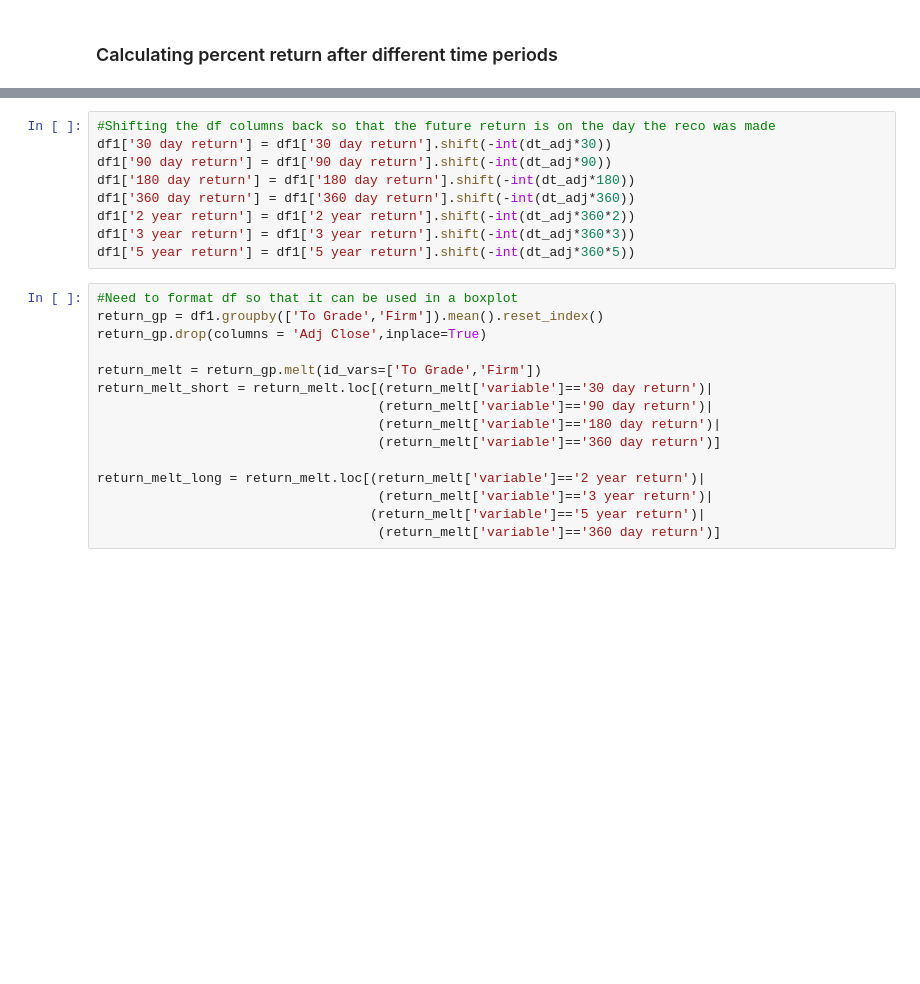
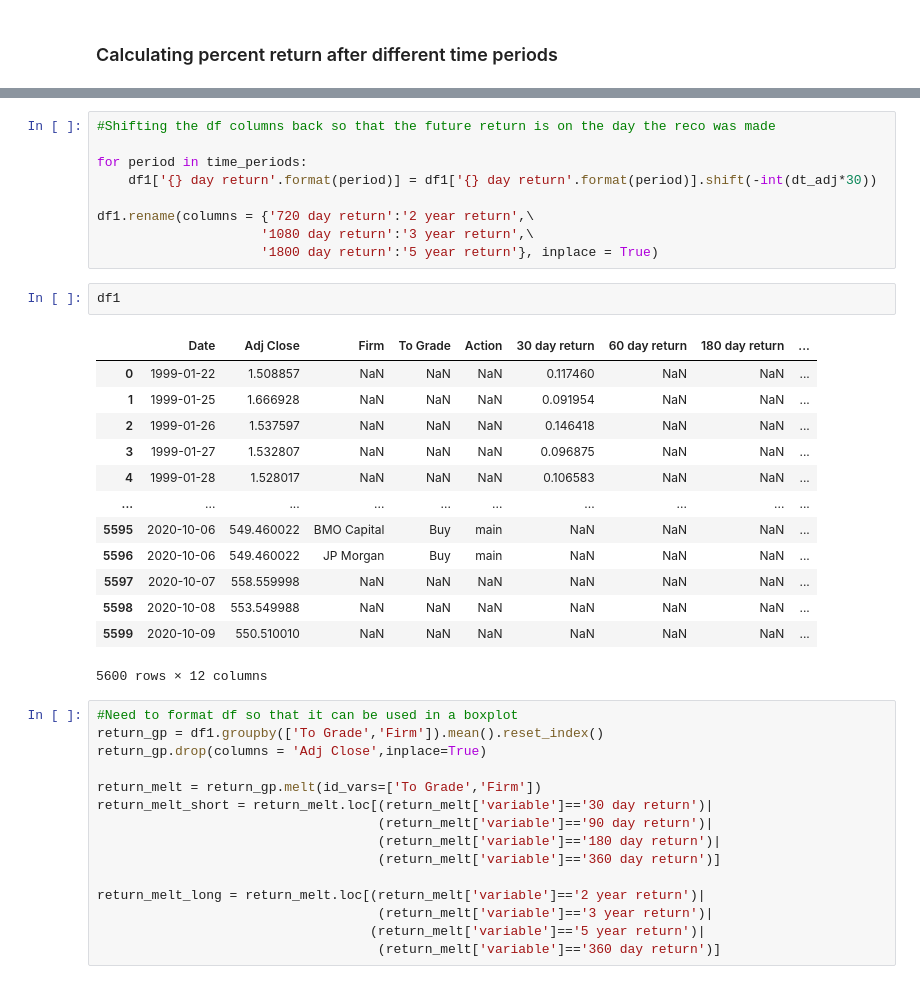
Before and after one commit to candrasc/Equity_Analyst_Evaluator, a Jupyter notebook: Stock Reco Analyser.ipynb, the cells around one changed output, grey strips where cells are left out. Cells and saved outputs as stored; diff of their text form; blank space fills up the shorter version.

```diff
--- a/Stock Reco Analyser.ipynb
+++ b/Stock Reco Analyser.ipynb
@@ -95,12 +91,28 @@ df1['5 year return'] = df1.loc[:,'Adj Close'].pct_change(periods = int(dt_adj*36
 # %%
 #Shifting the df columns back so that the future return is on the day the reco was made
-df1['30 day return'] = df1['30 day return'].shift(-int(dt_adj*30))
-df1['90 day return'] = df1['90 day return'].shift(-int(dt_adj*90))
-df1['180 day return'] = df1['180 day return'].shift(-int(dt_adj*180))
-df1['360 day return'] = df1['360 day return'].shift(-int(dt_adj*360))
-df1['2 year return'] = df1['2 year return'].shift(-int(dt_adj*360*2))
-df1['3 year return'] = df1['3 year return'].shift(-int(dt_adj*360*3))
-df1['5 year return'] = df1['5 year return'].shift(-int(dt_adj*360*5))
+
+for period in time_periods:
+    df1['{} day return'.format(period)] = df1['{} day return'.format(period)].shift(-int(dt_adj*30))
+
+df1.rename(columns = {'720 day return':'2 year return',\
+                     '1080 day return':'3 year return',\
+                     '1800 day return':'5 year return'}, inplace = True)
+# %%
+df1
+# %% [output]
+|  | Date | Adj Close | Firm | To Grade | Action | 30 day return | 60 day return | 180 day return | ... |
+| 0 | 1999-01-22 | 1.508857 | NaN | NaN | NaN | 0.117460 | NaN | NaN | ... |
+| 1 | 1999-01-25 | 1.666928 | NaN | NaN | NaN | 0.091954 | NaN | NaN | ... |
+| 2 | 1999-01-26 | 1.537597 | NaN | NaN | NaN | 0.146418 | NaN | NaN | ... |
+| 3 | 1999-01-27 | 1.532807 | NaN | NaN | NaN | 0.096875 | NaN | NaN | ... |
+| 4 | 1999-01-28 | 1.528017 | NaN | NaN | NaN | 0.106583 | NaN | NaN | ... |
+| ... | ... | ... | ... | ... | ... | ... | ... | ... | ... |
+| 5595 | 2020-10-06 | 549.460022 | BMO Capital | Buy | main | NaN | NaN | NaN | ... |
+| 5596 | 2020-10-06 | 549.460022 | JP Morgan | Buy | main | NaN | NaN | NaN | ... |
+| 5597 | 2020-10-07 | 558.559998 | NaN | NaN | NaN | NaN | NaN | NaN | ... |
+| 5598 | 2020-10-08 | 553.549988 | NaN | NaN | NaN | NaN | NaN | NaN | ... |
+| 5599 | 2020-10-09 | 550.510010 | NaN | NaN | NaN | NaN | NaN | NaN | ... |
+5600 rows × 12 columns
 # %%
 #Need to format df so that it can be used in a boxplot
 return_gp = df1.groupby(['To Grade','Firm']).mean().reset_index()
```
Also changed, not shown: parts of 6 cells of this notebook.
